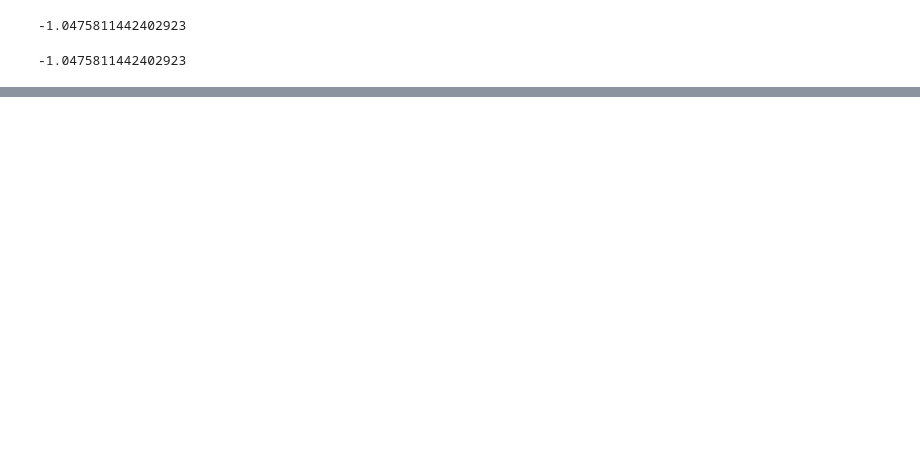
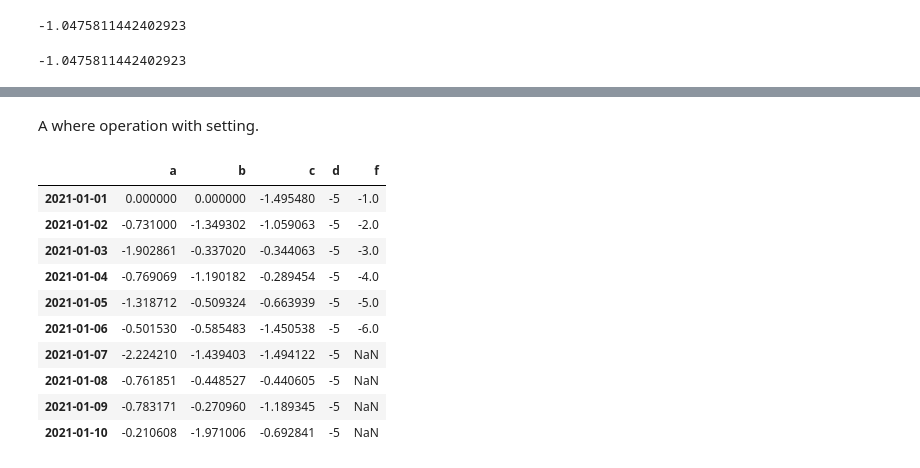
Before and after one commit to ycyusufcan/self_study, a Jupyter notebook: pandas_exercise.ipynb, the cells around one changed output, grey strips where cells are left out. Drawn from its saved outputs; the diff is of its cells as text; code cells hidden in the pictures; blank space fills up the shorter version.

```diff
--- a/pandas_exercise.ipynb
+++ b/pandas_exercise.ipynb
@@ -225,0 +449,18 @@ df.at[dates[1],"a"] #same with the previous method
+# %% [markdown]
+A where operation with setting.
+# %%
+df3 = df.copy()
+df3[df3 > 0] = -df3
+df3
+# %% [output]
+|  | a | b | c | d | f |
+| 2021-01-01 | 0.000000 | 0.000000 | -1.495480 | -5 | -1.0 |
+| 2021-01-02 | -0.731000 | -1.349302 | -1.059063 | -5 | -2.0 |
+| 2021-01-03 | -1.902861 | -0.337020 | -0.344063 | -5 | -3.0 |
+| 2021-01-04 | -0.769069 | -1.190182 | -0.289454 | -5 | -4.0 |
+| 2021-01-05 | -1.318712 | -0.509324 | -0.663939 | -5 | -5.0 |
+| 2021-01-06 | -0.501530 | -0.585483 | -1.450538 | -5 | -6.0 |
+| 2021-01-07 | -2.224210 | -1.439403 | -1.494122 | -5 | NaN |
+| 2021-01-08 | -0.761851 | -0.448527 | -0.440605 | -5 | NaN |
+| 2021-01-09 | -0.783171 | -0.270960 | -1.189345 | -5 | NaN |
+| 2021-01-10 | -0.210608 | -1.971006 | -0.692841 | -5 | NaN |
```
Also changed, not shown: parts of 55 cells of this notebook.
